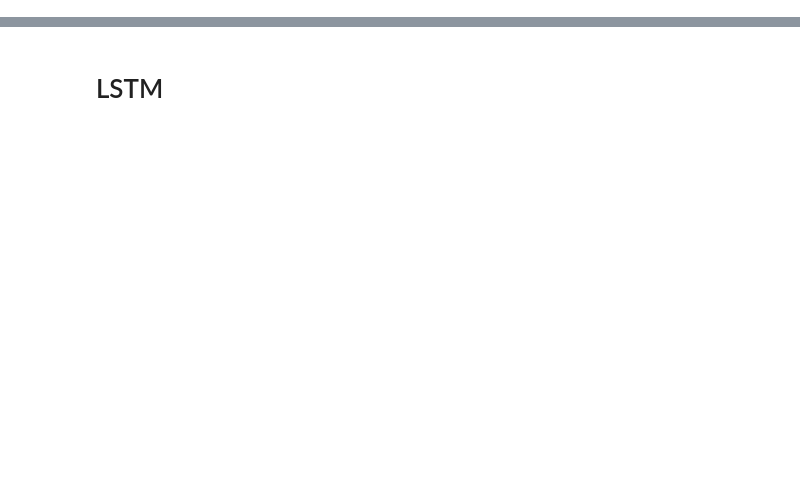
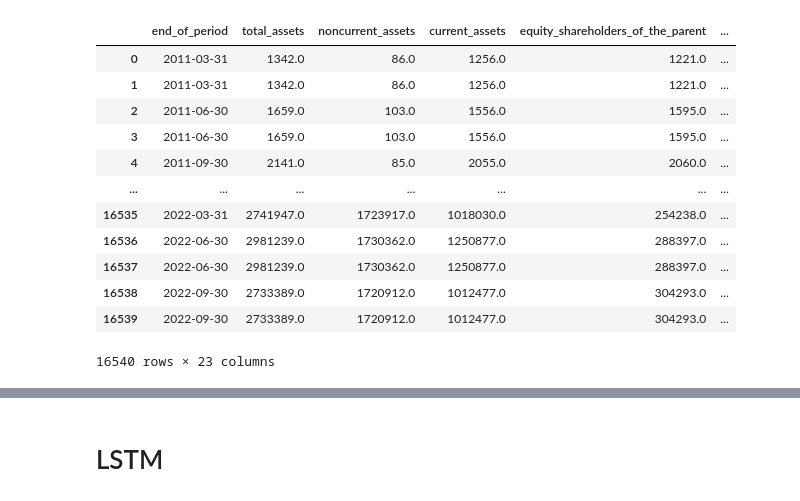
Before and after one commit to k-sobczyk/ensemble-nn-stock-forecast, a Jupyter notebook: model.ipynb, the cells around one changed output, grey strips where cells are left out. Drawn from its saved outputs; the diff is of its cells as text; code cells hidden in the pictures; blank space fills up the shorter version.

```diff
--- a/model.ipynb
+++ b/model.ipynb
@@ -9,6 +9,22 @@ from torch.utils.data import DataLoader, TensorDataset, Dataset
 from sklearn.metrics import mean_squared_error, mean_absolute_error, r2_score
 import numpy as np
 # %%
-mini_df = pd.read_csv('data/nn_data/mini_df.csv')
-mini_df_fill = pd.read_csv('data/nn_data/mini_df_fill.csv')
-nn_df = pd.read_csv('data/nn_data/nn_df.csv')
+mini_df = pd.read_csv('model_data/mini_df.csv')
+mini_df_fill = pd.read_csv('model_data/mini_df_fill.csv')
+nn_df = pd.read_csv('model_data/nn_df.csv')
+# %%
+mini_df
+# %% [output]
+|  | end_of_period | total_assets | noncurrent_assets | current_assets | equity_shareholders_of_the_parent | ... |
+| 0 | 2011-03-31 | 1342.0 | 86.0 | 1256.0 | 1221.0 | ... |
+| 1 | 2011-03-31 | 1342.0 | 86.0 | 1256.0 | 1221.0 | ... |
+| 2 | 2011-06-30 | 1659.0 | 103.0 | 1556.0 | 1595.0 | ... |
+| 3 | 2011-06-30 | 1659.0 | 103.0 | 1556.0 | 1595.0 | ... |
+| 4 | 2011-09-30 | 2141.0 | 85.0 | 2055.0 | 2060.0 | ... |
+| ... | ... | ... | ... | ... | ... | ... |
+| 16535 | 2022-03-31 | 2741947.0 | 1723917.0 | 1018030.0 | 254238.0 | ... |
+| 16536 | 2022-06-30 | 2981239.0 | 1730362.0 | 1250877.0 | 288397.0 | ... |
+| 16537 | 2022-06-30 | 2981239.0 | 1730362.0 | 1250877.0 | 288397.0 | ... |
+| 16538 | 2022-09-30 | 2733389.0 | 1720912.0 | 1012477.0 | 304293.0 | ... |
+| 16539 | 2022-09-30 | 2733389.0 | 1720912.0 | 1012477.0 | 304293.0 | ... |
+16540 rows × 23 columns
```
Also changed, not shown: parts of 16 cells of this notebook, 2 other files.
